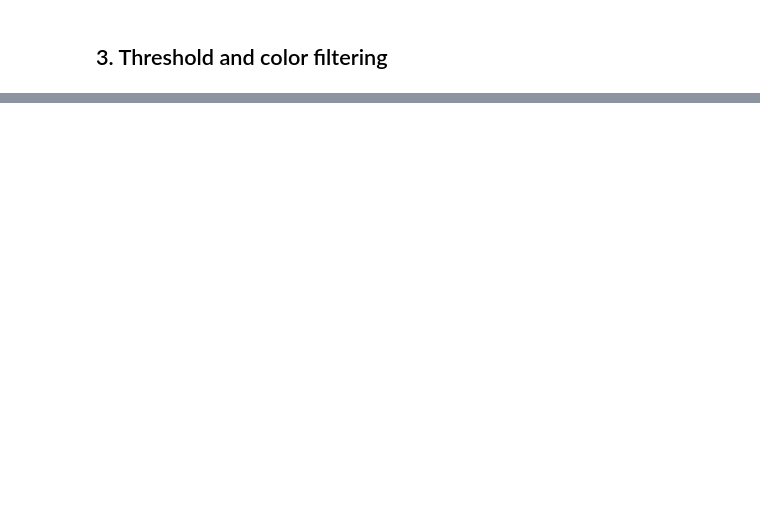
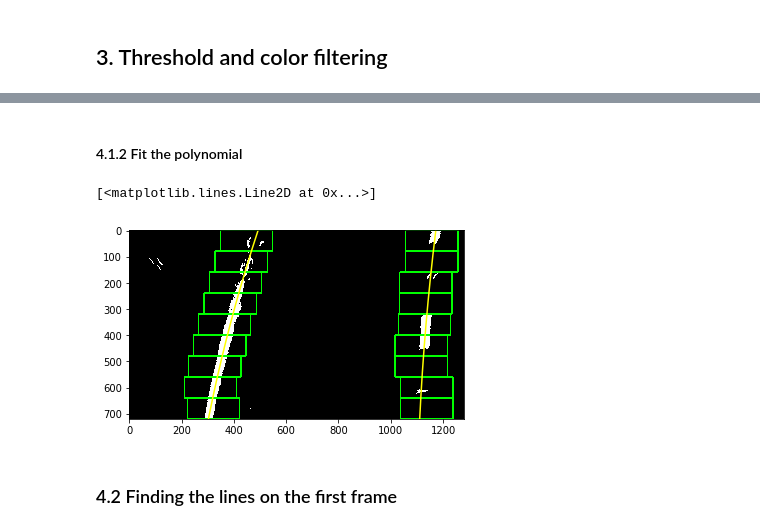
Before and after one commit to edgarcgarzon/CarND-Advanced-Lane-Lines-P4, a Jupyter notebook: AdvancedLaneLines.ipynb, the cells around one changed output, grey strips where cells are left out. Cells and saved outputs as stored; diff of their text form; code cells hidden in the pictures; blank space fills up the shorter version.

Commit message:
Fit polynomial

```diff
--- a/AdvancedLaneLines.ipynb
+++ b/AdvancedLaneLines.ipynb
@@ -314,0 +407,2 @@ for img in imgs:
+# %% [markdown]
+#### 4.1.2 Fit the polynomial
@@ -314,0 +471,16 @@ for img in imgs:
+# %%
+left_fit_init, right_fit_init, out_img = fitLineInitPolynomial(img, leftx_base, rightx_base)
+
+# Generate x and y values for plotting
+ploty = np.linspace(0, img.shape[0]-1, img.shape[0] )
+left_fitx = left_fit_init[0]*ploty**2 + left_fit_init[1]*ploty + left_fit_init[2]
+right_fitx = right_fit_init[0]*ploty**2 + right_fit_init[1]*ploty + right_fit_init[2]
+
+plt.imshow(out_img)
+plt.plot(left_fitx, ploty, color='yellow')
+plt.plot(right_fitx, ploty, color='yellow')
+# %% [output]
+[<matplotlib.lines.Line2D at 0x...>]
+[figure, added]
+# %% [markdown]
+### 4.2 Finding the lines on the first frame
```
Also changed, not shown: parts of 18 cells of this notebook.
